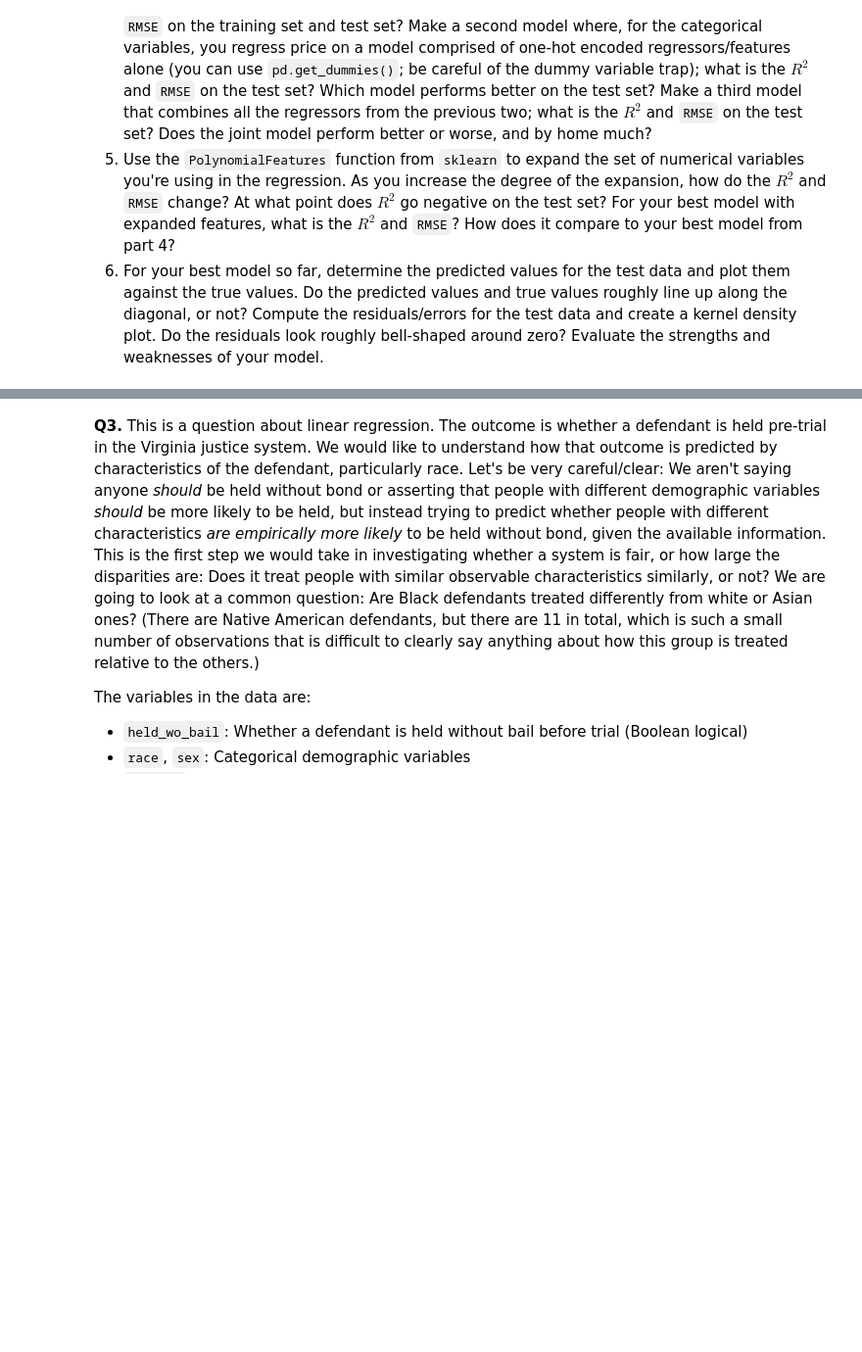
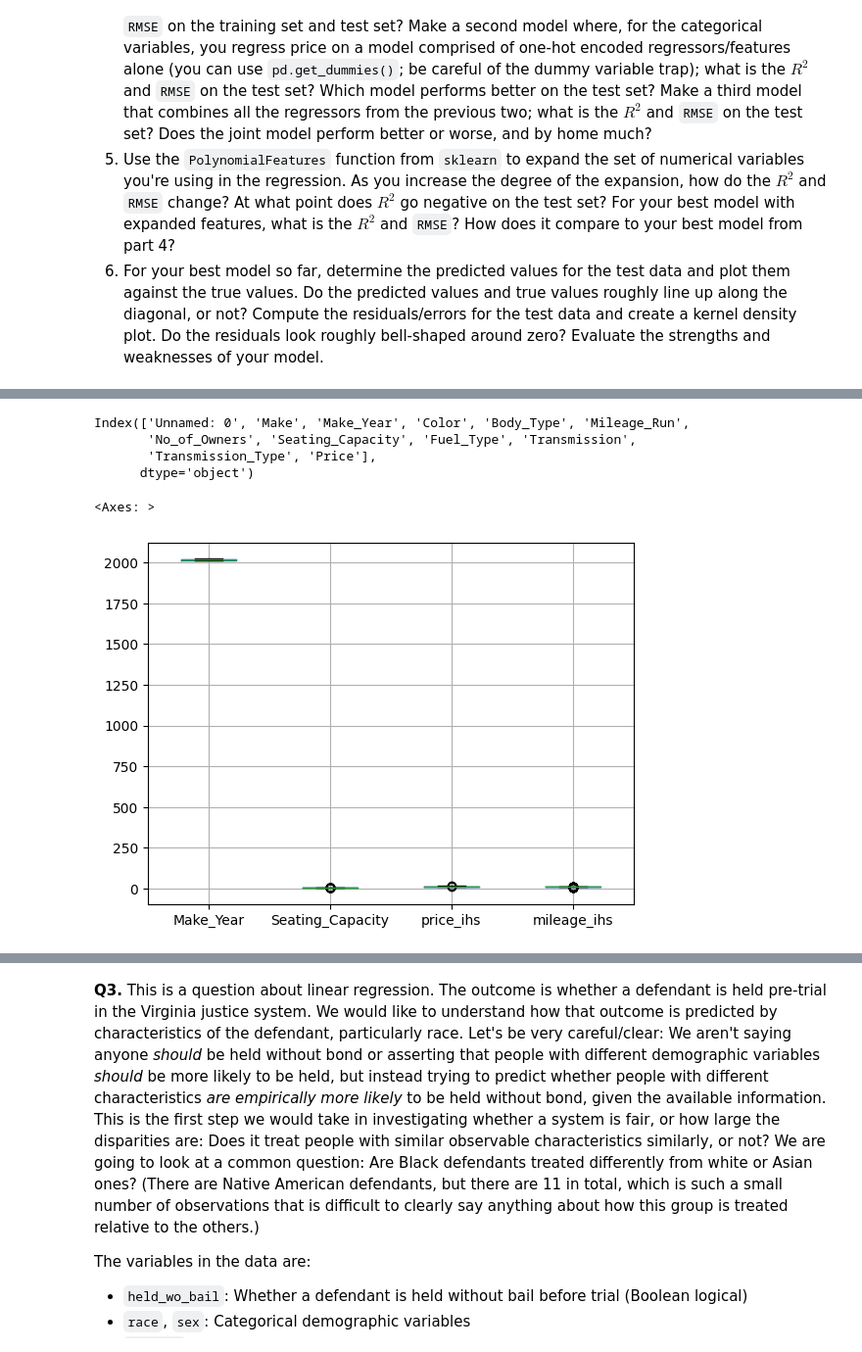
Before and after one commit to ashleyr05/linearRegression, a Jupyter notebook: assignment.ipynb, the cells around one changed output, grey strips where cells are left out. Shown at 98% size. Drawn from its saved outputs; the diff is of its cells as text; code cells hidden in the pictures; blank space fills up the shorter version.

```diff
--- a/assignment.ipynb
+++ b/assignment.ipynb
@@ -205,0 +231,15 @@ In part 4, the coefficient on Review Scores Rating is 1.032. In part 5, the coef
+# %%
+cardf.columns
+# %% [output]
+Index(['Unnamed: 0', 'Make', 'Make_Year', 'Color', 'Body_Type', 'Mileage_Run',
+       'No_of_Owners', 'Seating_Capacity', 'Fuel_Type', 'Transmission',
+       'Transmission_Type', 'Price'],
+      dtype='object')
+# %%
+cardf['price_ihs'] = np.arcsinh(cardf['Price']) # inverse hyperbolic sine of Price to scale better
+cardf['mileage_ihs'] = np.arcsinh(cardf['Mileage_Run']) # inverse hyperbolic sine of Mileage_Run to scale better
+cardf = cardf.drop(['Price','Mileage_Run','Unnamed: 0'],axis=1) # dropping uneeded columns
+cardf.boxplot()
+# %% [output]
+<Axes: >
+[figure, added]
```
Also changed, not shown: parts of 15 cells of this notebook.
